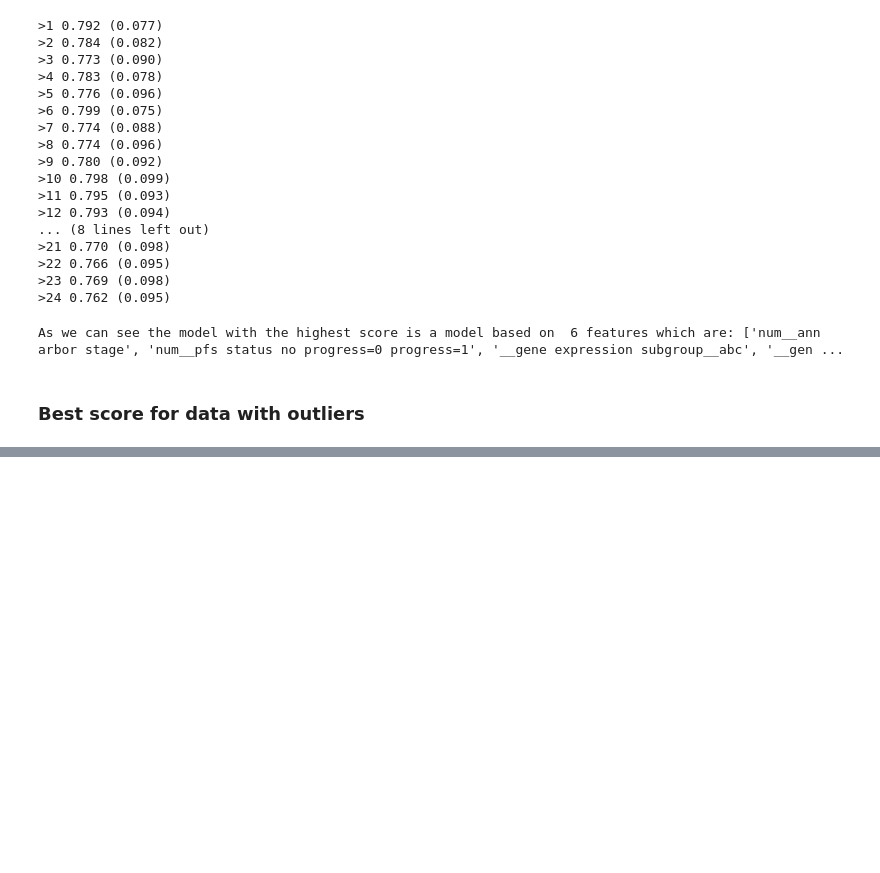
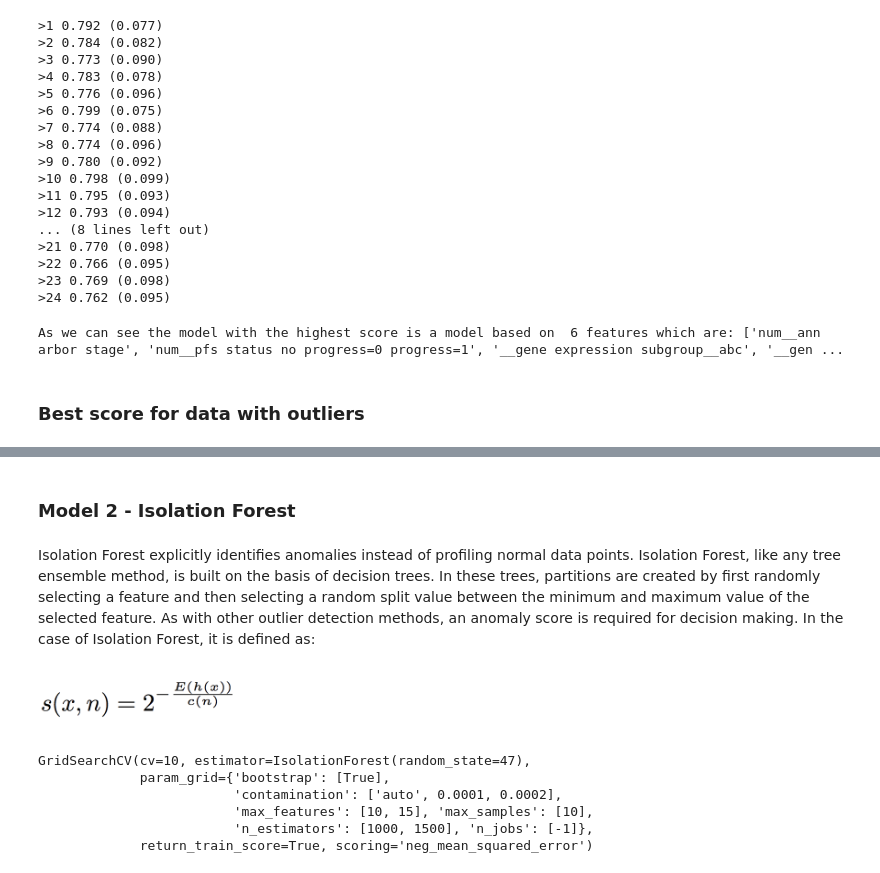
Before and after one commit to tamarshnirer/Anomality_Detection_in_Lymphoma_Patients, a Jupyter notebook: Untitled.ipynb, the cells around one changed output, grey strips where cells are left out. Drawn from its saved outputs; the diff is of its cells as text; code cells hidden in the pictures; blank space fills up the shorter version.

Commit message:
"started some anomaly detection :)"

```diff
--- a/Untitled.ipynb
+++ b/Untitled.ipynb
@@ -1051,0 +1149,32 @@ Now we're going to use all our data (with unlabeled rows) in order to make our o
+# %% [markdown]
+### Model 2 - Isolation Forest
+# %% [markdown]
+Isolation Forest explicitly identifies anomalies instead of profiling normal data points. Isolation Forest, like any tree ensemble method, is built on the basis of decision trees. In these trees, partitions are created by first randomly selecting a feature and then selecting a random split value between the minimum and maximum value of the selected feature. As with other outlier detection methods, an anomaly score is required for decision making. In the case of Isolation Forest, it is defined as:
+# %%
+display.Image("1_Zha5PJSauUmig8gstAjflg.png", width=200)
+# %% [output]
+[figure, added]
+# %%
+model = IsolationForest(random_state=47)
+
+param_grid = {'n_estimators': [1000, 1500],
+              'max_samples': [10],
+              'contamination': ['auto', 0.0001, 0.0002],
+              'max_features': [10, 15],
+              'bootstrap': [True],
+              'n_jobs': [-1]}
+
+grid_search = GridSearchCV(model,
+                                           param_grid,
+                                           scoring="neg_mean_squared_error",
+                                           refit=True,
+                                           cv=10,
+                                           return_train_score=True)
+grid_search.fit(X_train_labeled, y_train_labeled)
+# %% [output]
+GridSearchCV(cv=10, estimator=IsolationForest(random_state=47),
+             param_grid={'bootstrap': [True],
+                         'contamination': ['auto', 0.0001, 0.0002],
+                         'max_features': [10, 15], 'max_samples': [10],
+                         'n_estimators': [1000, 1500], 'n_jobs': [-1]},
+             return_train_score=True, scoring='neg_mean_squared_error')
```
Also changed, not shown: parts of 17 cells of this notebook, 1 other file.
